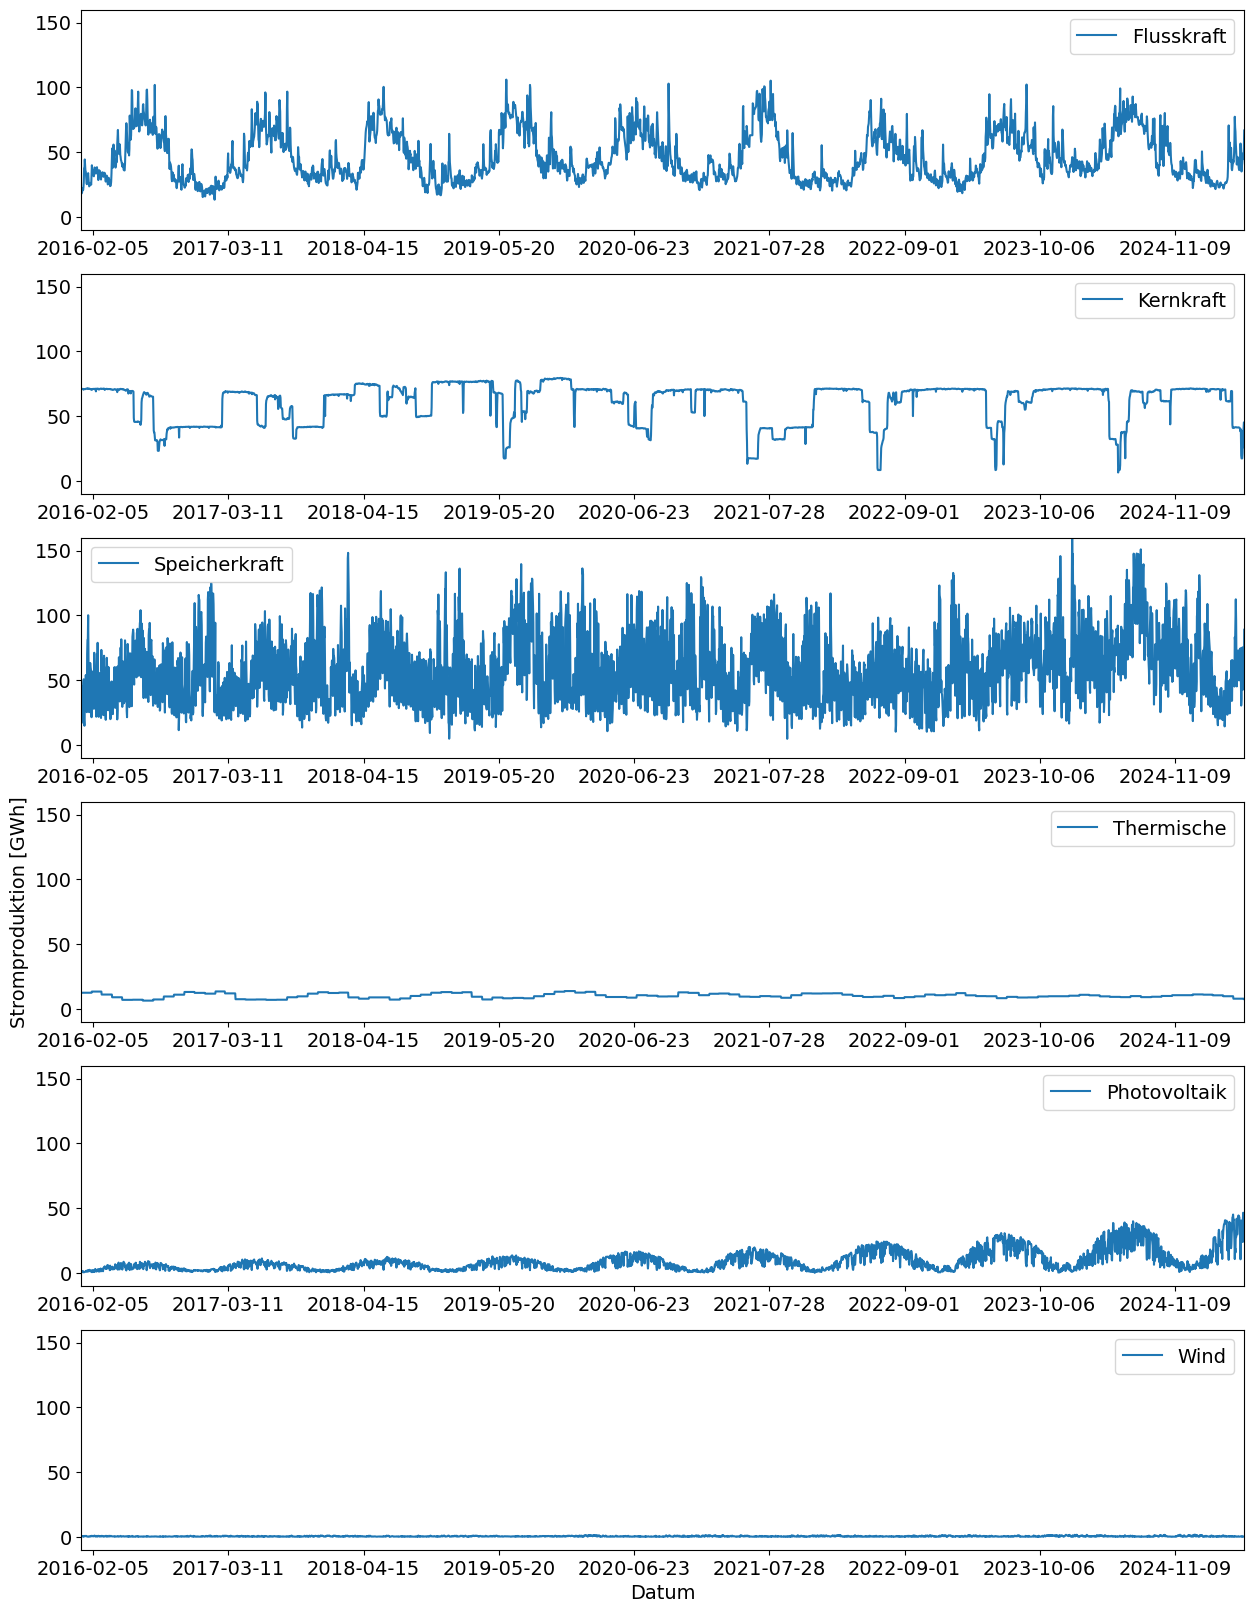
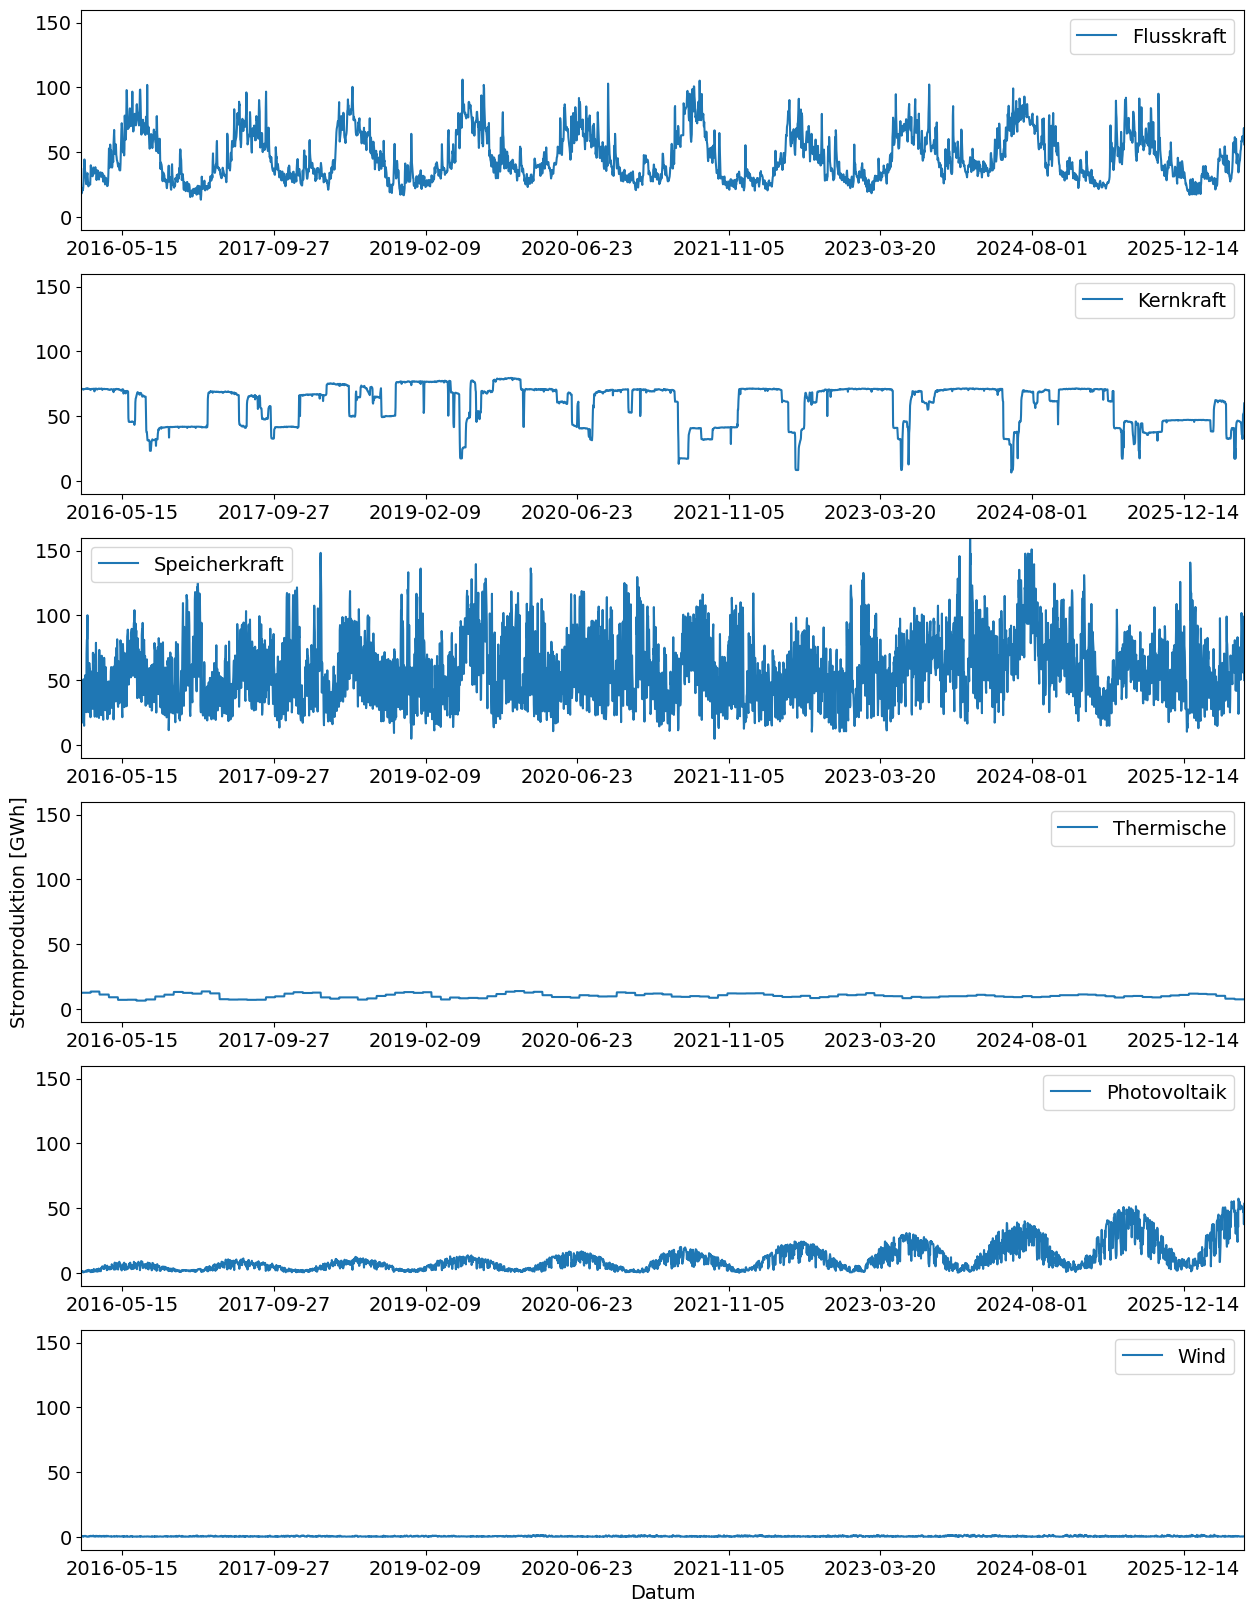
Unified diff of the notebook cell whose output changed from the first chart to the second:
--- before
+++ after
@@ -3,5 +3,5 @@
 
 lx1 = '2016-01-01' # unteres Limit x-Achse
-lx2 = '2025-06-01' # oberes Limit x-Achse
+lx2 = '2026-07-01' # oberes Limit x-Achse
 ly1 = -10.0   # unteres Limit y-Achse
 ly2 = 160.0 # oberes Limit y-Achse
@@ -9,5 +9,5 @@
 plt.subplot(6, 1, 1) # Subplot Stromproduktion aus Flusskraft
 plt.plot(df_fluss['Datum'],df_fluss['Produktion_GWh'])
-plt.xticks(df_fluss['Datum'][0::400])
+plt.xticks(df_fluss['Datum'][0::500])
 plt.xlim(lx1,lx2)
 plt.ylim(ly1,ly2)
@@ -16,5 +16,5 @@
 plt.subplot(6, 1, 2) # Subplot Stromproduktion aus Kernkraft
 plt.plot(df_kern['Datum'],df_kern['Produktion_GWh'])
-plt.xticks(df_kern['Datum'][0::400])
+plt.xticks(df_kern['Datum'][0::500])
 plt.xlim(lx1,lx2)
 plt.ylim(ly1,ly2)
@@ -23,5 +23,5 @@
 plt.subplot(6, 1, 3) # Subplot Stromproduktion aus Speicherkraft
 plt.plot(df_speicher['Datum'],df_speicher['Produktion_GWh'])
-plt.xticks(df_speicher['Datum'][0::400])
+plt.xticks(df_speicher['Datum'][0::500])
 plt.xlim(lx1,lx2)
 plt.ylim(ly1,ly2)
@@ -30,5 +30,5 @@
 plt.subplot(6, 1, 4) # Subplot Stromproduktion aus Thermischen Kraftwerken
 plt.plot(df_therm['Datum'],df_therm['Produktion_GWh'])
-plt.xticks(df_therm['Datum'][0::400])
+plt.xticks(df_therm['Datum'][0::500])
 plt.legend(['Thermische'])
 plt.xlim(lx1,lx2)
@@ -38,5 +38,5 @@
 plt.subplot(6, 1, 5) # Subplot Stromproduktion aus Photovoltaik
 plt.plot(df_photo['Datum'],df_photo['Produktion_GWh'])
-plt.xticks(df_photo['Datum'][0::400])
+plt.xticks(df_photo['Datum'][0::500])
 plt.xlim(lx1,lx2)
 plt.ylim(ly1,ly2)
@@ -45,5 +45,5 @@
 plt.subplot(6, 1, 6) # Subplot Stromproduktion aus Windkraft
 plt.plot(df_wind['Datum'],df_wind['Produktion_GWh'])
-plt.xticks(df_wind['Datum'][0::400])
+plt.xticks(df_wind['Datum'][0::500])
 plt.xlim(lx1,lx2)
 plt.ylim(ly1,ly2)

Commit: updated Notebooks with 2026 data examples